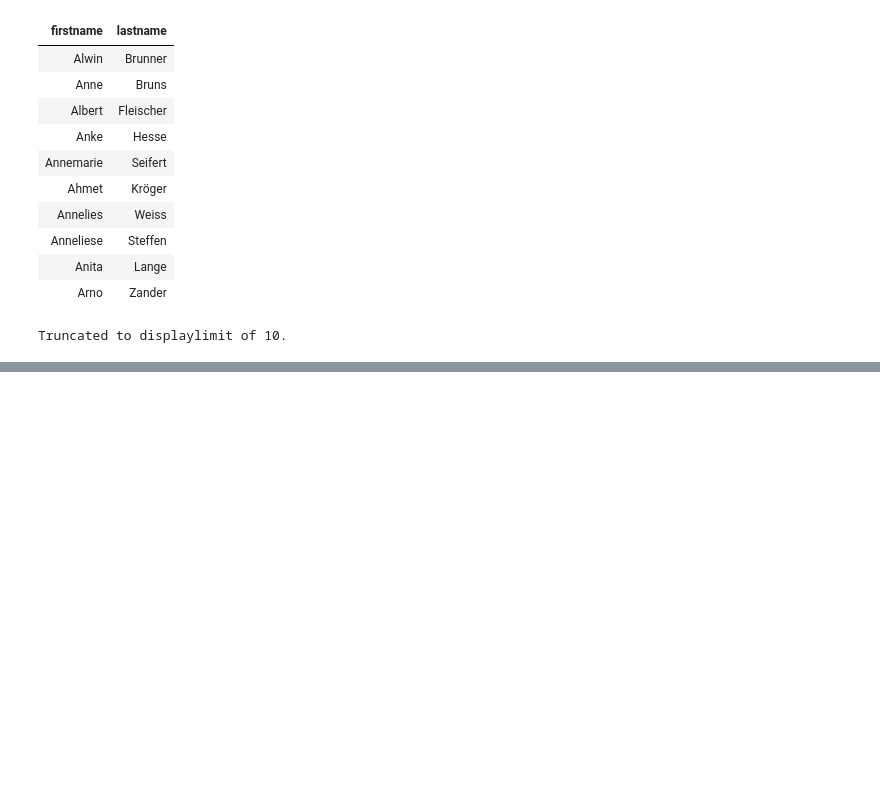
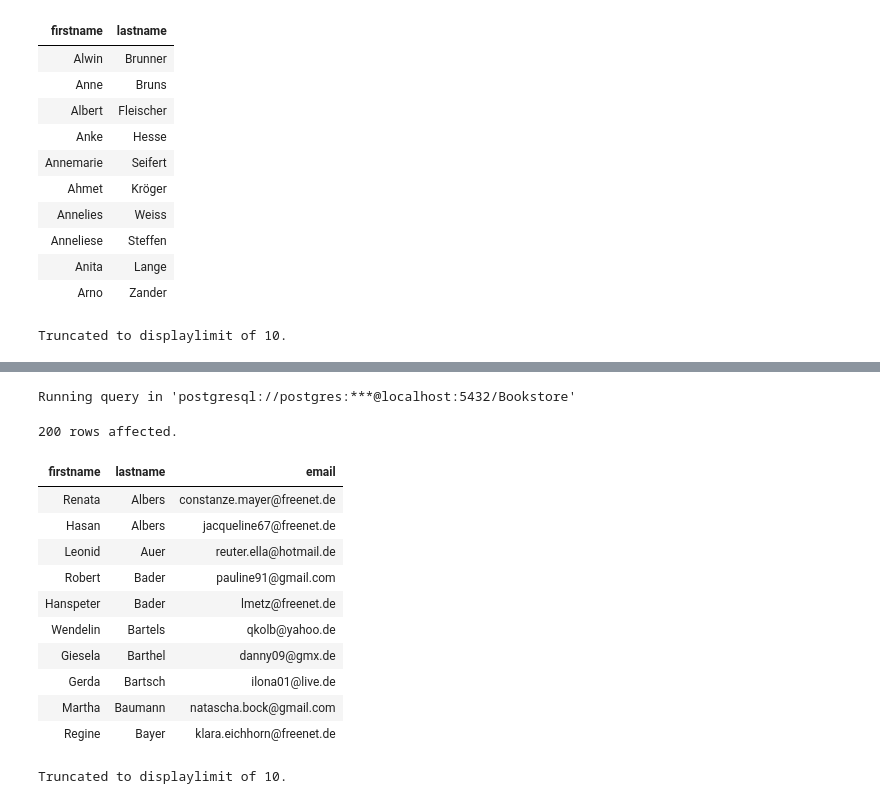
Before and after one commit to Asa1349/Tutorials, a Jupyter notebook: SQL.ipynb, the cells around one changed output, grey strips where cells are left out. Saved outputs shown, nothing was run; the diff lists cells and outputs as text; code cells hidden in the pictures; blank space fills up the shorter version.

```diff
--- a/SQL.ipynb
+++ b/SQL.ipynb
@@ -223,0 +487,22 @@ Truncated to displaylimit of 10.
+# %%
+%%sql
+-- Sort customers alphabetically by last name (A-Z)
+
+SELECT firstname, lastname, email
+FROM customers
+ORDER BY lastname ASC;
+# %% [output]
+Running query in 'postgresql://postgres:***@localhost:5432/Bookstore'
+200 rows affected.
+| firstname | lastname | email |
+| Renata | Albers | constanze.mayer@freenet.de |
+| Hasan | Albers | jacqueline67@freenet.de |
+| Leonid | Auer | reuter.ella@hotmail.de |
+| Robert | Bader | pauline91@gmail.com |
+| Hanspeter | Bader | lmetz@freenet.de |
+| Wendelin | Bartels | qkolb@yahoo.de |
+| Giesela | Barthel | danny09@gmx.de |
+| Gerda | Bartsch | ilona01@live.de |
+| Martha | Baumann | natascha.bock@gmail.com |
+| Regine | Bayer | klara.eichhorn@freenet.de |
+Truncated to displaylimit of 10.
```
Also changed, not shown: parts of 33 cells of this notebook.
